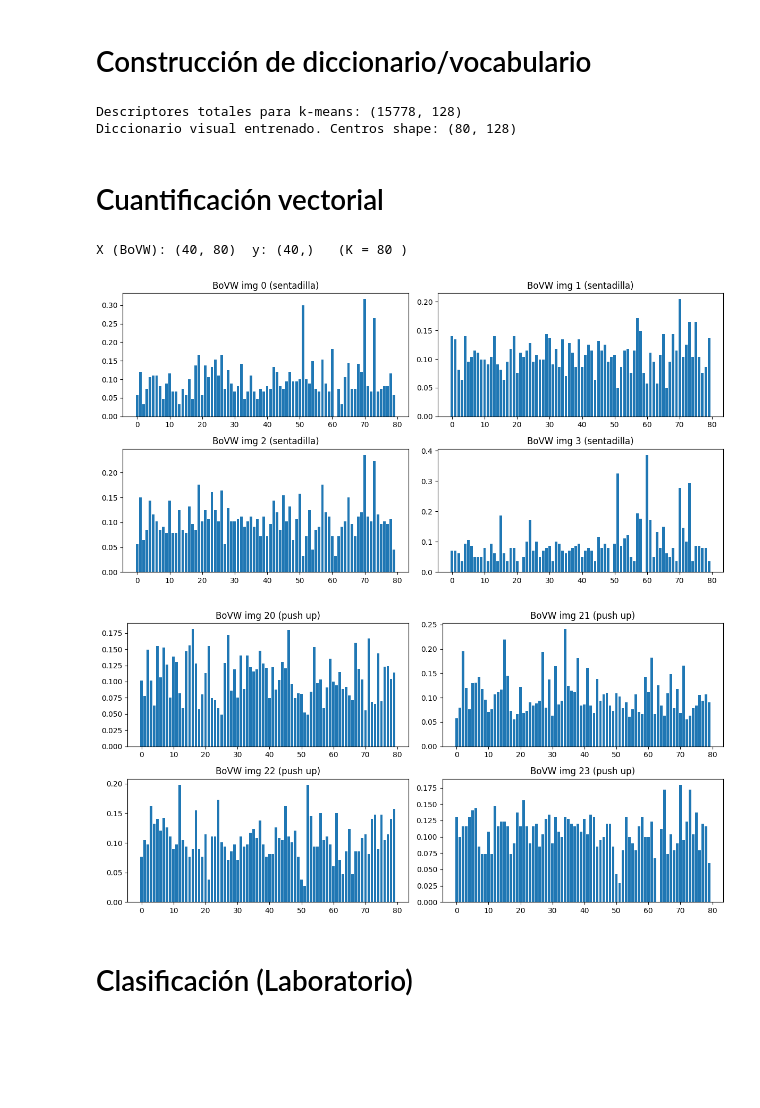
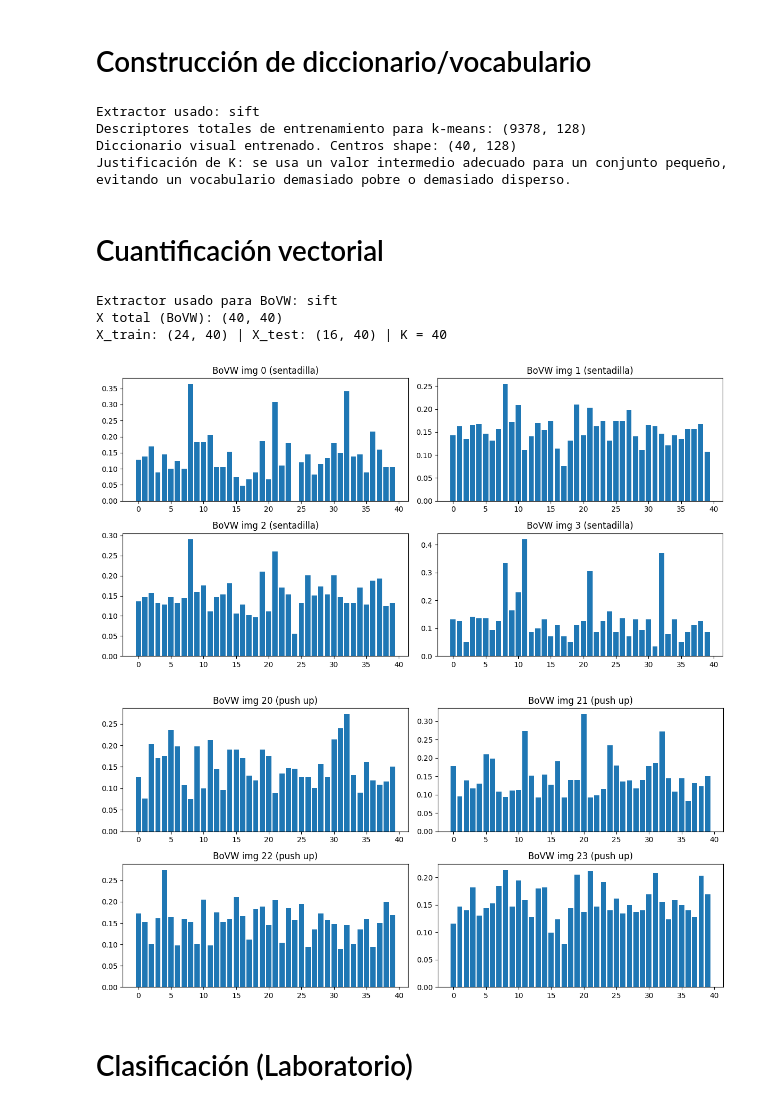
Before and after one commit to julicapa15/Laboratorio1_VisionComputacional, a Jupyter notebook: LABORATORIO_1_VISION_COMPUTACIONAL.ipynb, the cells around one changed output. Cells and saved outputs as stored; diff of their text form; code cells hidden in the pictures; blank space fills up the shorter version.

```diff
--- a/LABORATORIO_1_VISION_COMPUTACIONAL.ipynb
+++ b/LABORATORIO_1_VISION_COMPUTACIONAL.ipynb
@@ -130,83 +247,86 @@ Keypoints por imagen: [900, 1219, 970, 804, 834, 2175, 1322, 1781, 785, 1650, 39
 # %% [markdown]
 # Construcción de diccionario/vocabulario
 # %%
+desc_stack = [] # Reúne todos los descriptores del conjunto de entrenamiento
 
-desc_stack = [] # Apila descriptores de todas las imágenes en una sola matriz para k-means
+for desc in train_desc_list:
 
-for desc in all_desc_list:
-
-    if len(desc) > 400: #  muestreo (máx 400 por imagen)
+    if len(desc) > 400: # muestreo (máx 400 por imagen de entrenamiento)
         idx = np.random.choice(len(desc), 400, replace=False)
         desc = desc[idx]
     desc_stack.append(desc)
 
 if len(desc_stack) == 0:
-    raise RuntimeError("No hay descriptores; revisa que SIFT detecte puntos (más imágenes o mayor detalle).")
+    raise RuntimeError("No hay descriptores de entrenamiento; revisa la extracción elegida.")
 
 desc_stack = np.vstack(desc_stack).astype(np.float32)
-print("Descriptores totales para k-means:", desc_stack.shape)
+print(f"Extractor usado: {extractor_for_kmeans}")
+print("Descriptores totales de entrenamiento para k-means:", desc_stack.shape)
 
+K = 40
 
-K = 80 # Tamaño del vocabulario (ajústalo y experimenta)
-
-kmeans = MiniBatchKMeans(n_clusters=K, random_state=42, batch_size=2048, n_init="auto") # MiniBatchKMeans es más rápido y estable que KMeans para muchos puntos
+kmeans = MiniBatchKMeans(n_clusters=K, random_state=42, batch_size=2048, n_init="auto")
 kmeans.fit(desc_stack)
 
 centers = kmeans.cluster_centers_
 print("Diccionario visual entrenado. Centros shape:", centers.shape)
+print("Justificación de K: se usa un valor intermedio adecuado para un conjunto pequeño, evitando un vocabulario demasiado pobre o demasiado disperso.")
 # %% [output]
-Descriptores totales para k-means: (15778, 128)
-Diccionario visual entrenado. Centros shape: (80, 128)
+Extractor usado: sift
+Descriptores totales de entrenamiento para k-means: (9378, 128)
+Diccionario visual entrenado. Centros shape: (40, 128)
+Justificación de K: se usa un valor intermedio adecuado para un conjunto pequeño, evitando un vocabulario demasiado pobre o demasiado disperso.
 # %% [markdown]
 # Cuantificación vectorial
 # %%
-bovw_list = [] # # Codifica cada imagen como histograma BoVW
+bovw_list = [] # Codifica cada imagen como histograma BoVW usando el diccionario aprendido en entrenamiento
 
 for i, desc in enumerate(all_desc_list):
     if len(desc) == 0:
 
         hist = np.zeros(K, dtype=np.float32)
     else:
-        # Asignación dura (hard assignment): cada descriptor -> centro más cercano
-        # predict() devuelve el índice del cluster para cada descriptor
-        word_ids = kmeans.predict(desc)               # shape: (num_desc,)
-        hist = np.bincount(word_ids, minlength=K)     # cuentas por palabra visual (0..K-1)
+        word_ids = kmeans.predict(desc)
+        hist = np.bincount(word_ids, minlength=K)
         hist = hist.astype(np.float32)
 
-    # Normalización recomendada (power-law + L2)
     hist = np.sqrt(hist)
     norm = np.linalg.norm(hist) + 1e-8
     hist = hist / norm
 
     bovw_list.append(hist)
 
-X = np.vstack(bovw_list)             # shape: (num_imagenes, K)
-y = np.array(labels)                 # etiquetas: "sentadilla"/"push up"
+X = np.vstack(bovw_list)
+X_train = X[train_idx]
+X_test = X[test_idx]
 
-print("X (BoVW):", X.shape, " y:", y.shape, "  (K =", K, ")")
-
+print(f"Extractor usado para BoVW: {extractor_for_kmeans}")
+print("X total (BoVW):", X.shape)
+print("X_train:", X_train.shape, "| X_test:", X_test.shape, "| K =", K)
 
 plt.figure(figsize=(12,6))
 
-for i in range(4): # Visualización: histogramas BoVW de 4 imágenes correspondientes a sentadillas
+for i in range(4):
     plt.subplot(2,2,i+1)
     plt.bar(np.arange(K), X[i])
-    plt.title(f"BoVW img {i} ({y[i]})")
+    plt.title(f"BoVW img {i} ({labels[i]})")
     plt.tight_layout()
 plt.show()
 
 plt.figure(figsize=(12,6))
-for j in range(4): # Visualización: histogramas BoVW de 4 imágenes correspondientes a push ups
-    idx=20+j
+for j in range(4):
+    idx = 20 + j
     plt.subplot(2,2,j+1)
     plt.bar(np.arange(K), X[idx])
-    plt.title(f"BoVW img {idx} ({y[idx]})")
+    plt.title(f"BoVW img {idx} ({labels[idx]})")
     plt.tight_layout()
 plt.show()
 # %% [output]
-X (BoVW): (40, 80)  y: (40,)   (K = 80 )
+Extractor usado para BoVW: sift
+X total (BoVW): (40, 40)
+X_train: (24, 40) | X_test: (16, 40) | K = 40
-[figure, old version]
+[figure, new version]
-[figure, old version]
+[figure, new version]
 # %% [markdown]
 # Clasificación (Laboratorio)
 # %%
```
Also changed, not shown: parts of 5 cells of this notebook, 2 other files.
